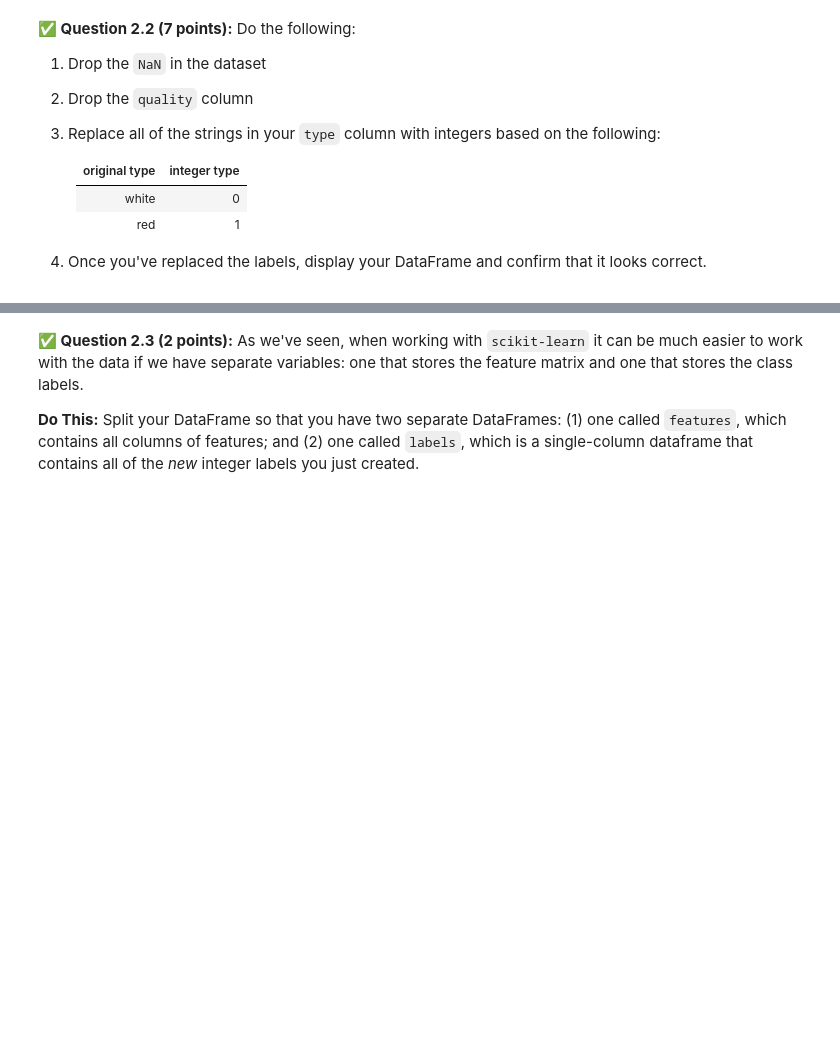
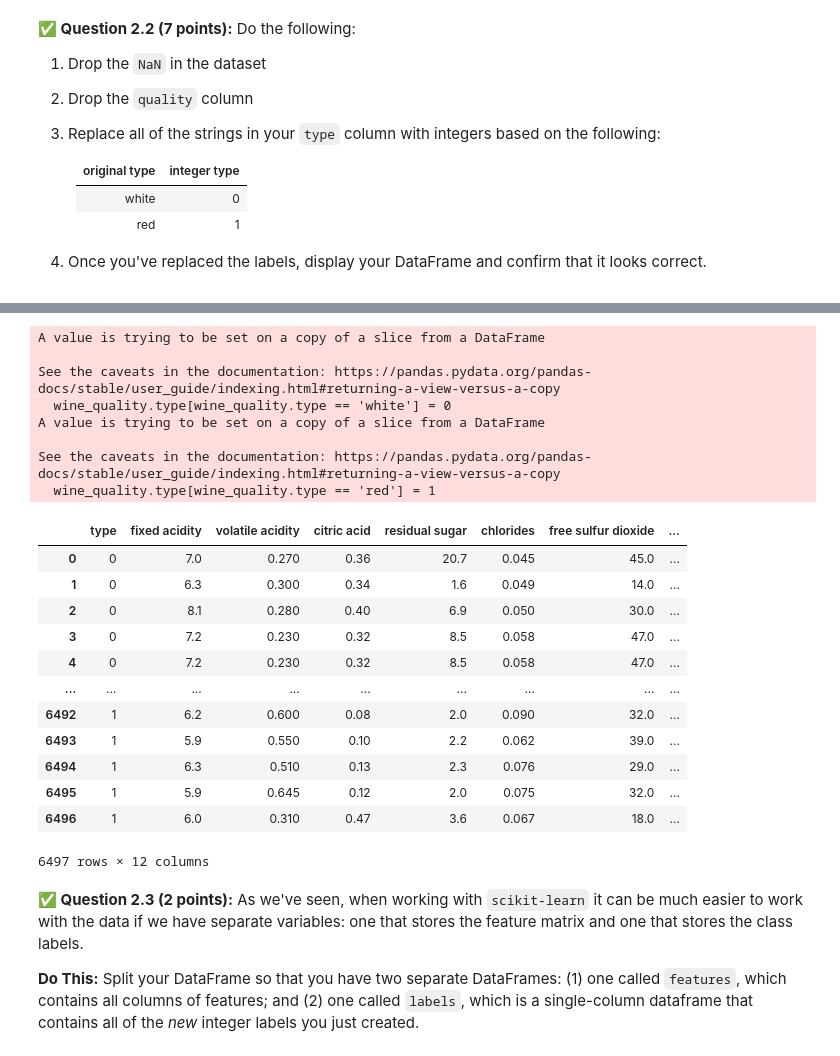
Before and after one commit to fdswry/cmse202-F22-turnin, a Jupyter notebook: finals/CMSE202_Final-Febrianne Daneswary.ipynb, the cells around one changed output, grey strips where cells are left out. Saved outputs shown, nothing was run; the diff lists cells and outputs as text; code cells hidden in the pictures; blank space fills up the shorter version.

```diff
--- a/finals/CMSE202_Final-Febrianne Daneswary.ipynb
+++ b/finals/CMSE202_Final-Febrianne Daneswary.ipynb
@@ -188,2 +196,5 @@ The dataset is located at:
 # %%
 # Put your code here
+
+winequal = pd.read_csv("winequality.csv", delimiter=',')
+winequal.head(10)
@@ -206,0 +239,3 @@ The dataset is located at:
+# %%
+wine_quality = winequal.drop(columns=['quality'])
+wine_quality.head()
@@ -207,3 +249,30 @@ The dataset is located at:
+# %%
+wine_quality.type[wine_quality.type == 'white'] = 0
+wine_quality.type[wine_quality.type == 'red'] = 1
+
+wine_quality
+# %% [output]
+A value is trying to be set on a copy of a slice from a DataFrame
+
+See the caveats in the documentation: https://pandas.pydata.org/pandas-docs/stable/user_guide/indexing.html#returning-a-view-versus-a-copy
+  wine_quality.type[wine_quality.type == 'white'] = 0
+A value is trying to be set on a copy of a slice from a DataFrame
+
+See the caveats in the documentation: https://pandas.pydata.org/pandas-docs/stable/user_guide/indexing.html#returning-a-view-versus-a-copy
+  wine_quality.type[wine_quality.type == 'red'] = 1
+|  | type | fixed acidity | volatile acidity | citric acid | residual sugar | chlorides | free sulfur dioxide | ... |
+| 0 | 0 | 7.0 | 0.270 | 0.36 | 20.7 | 0.045 | 45.0 | ... |
+| 1 | 0 | 6.3 | 0.300 | 0.34 | 1.6 | 0.049 | 14.0 | ... |
+| 2 | 0 | 8.1 | 0.280 | 0.40 | 6.9 | 0.050 | 30.0 | ... |
+| 3 | 0 | 7.2 | 0.230 | 0.32 | 8.5 | 0.058 | 47.0 | ... |
+| 4 | 0 | 7.2 | 0.230 | 0.32 | 8.5 | 0.058 | 47.0 | ... |
+| ... | ... | ... | ... | ... | ... | ... | ... | ... |
+| 6492 | 1 | 6.2 | 0.600 | 0.08 | 2.0 | 0.090 | 32.0 | ... |
+| 6493 | 1 | 5.9 | 0.550 | 0.10 | 2.2 | 0.062 | 39.0 | ... |
+| 6494 | 1 | 6.3 | 0.510 | 0.13 | 2.3 | 0.076 | 29.0 | ... |
+| 6495 | 1 | 5.9 | 0.645 | 0.12 | 2.0 | 0.075 | 32.0 | ... |
+| 6496 | 1 | 6.0 | 0.310 | 0.47 | 3.6 | 0.067 | 18.0 | ... |
+6497 rows × 12 columns
 # %% [markdown]
 **&#9989; Question 2.3 (2 points):** As we've seen, when working with `scikit-learn` it can be much easier to work with the data if we have separate variables: one that stores the feature matrix and one that stores the class labels.
 
```
Also changed, not shown: parts of 11 cells of this notebook.
